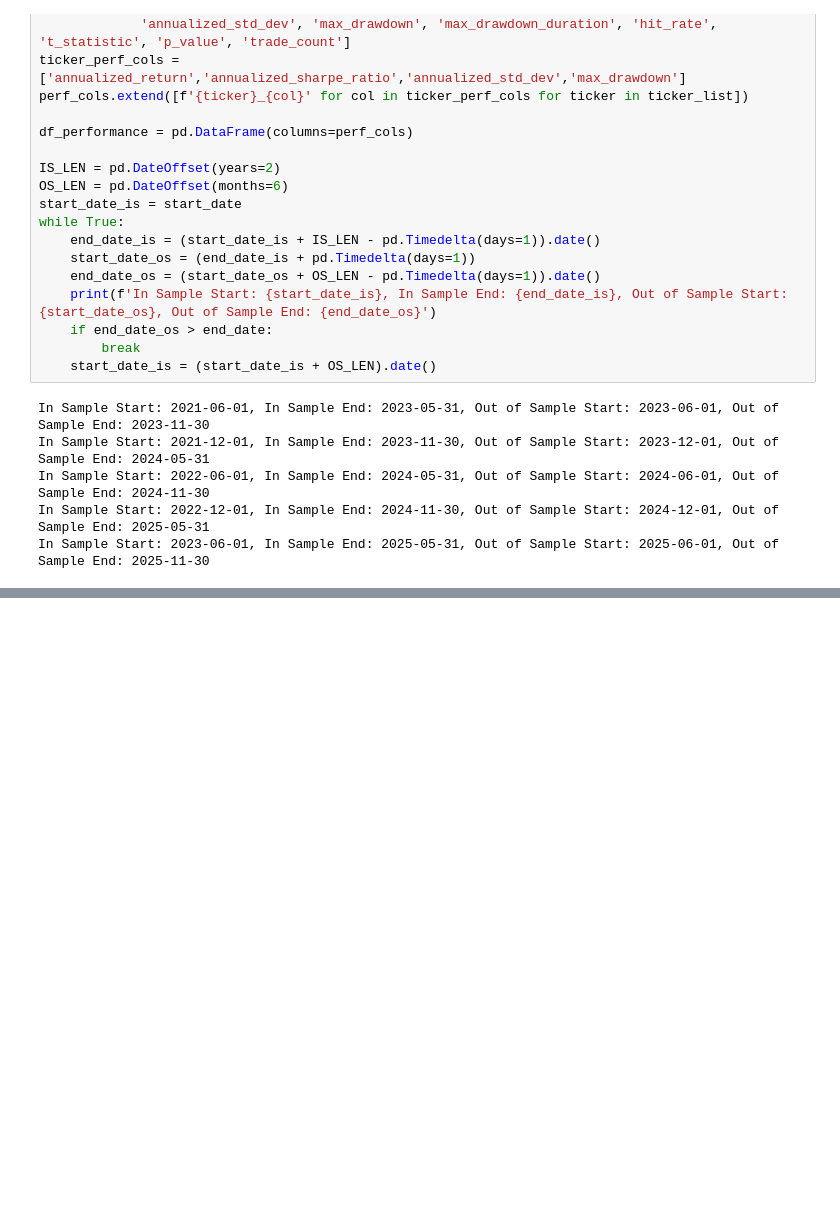
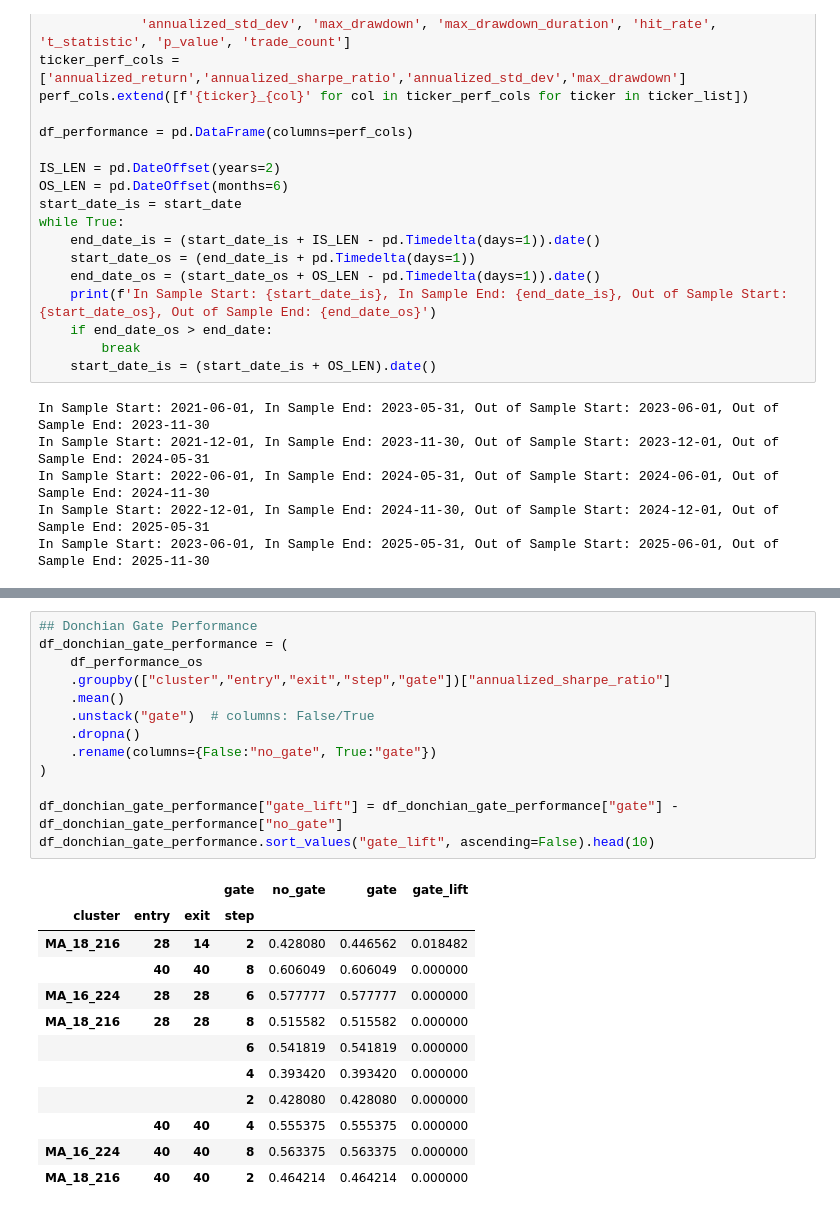
Before and after one commit to adheerchauhan/trend_following, a Jupyter notebook: Trend_Following_Parameter_Optimization_5.ipynb, the cells around one changed output, grey strips where cells are left out. Drawn from its saved outputs; the diff is of its cells as text; blank space fills up the shorter version.

```diff
--- a/Trend_Following_Parameter_Optimization_5.ipynb
+++ b/Trend_Following_Parameter_Optimization_5.ipynb
@@ -1296,0 +1436,26 @@ df_performance_4.to_pickle('/Users/adheerchauhan/Documents/git/trend_following/t
+# %%
+## Donchian Gate Performance
+df_donchian_gate_performance = (
+    df_performance_os
+    .groupby(["cluster","entry","exit","step","gate"])["annualized_sharpe_ratio"]
+    .mean()
+    .unstack("gate")  # columns: False/True
+    .dropna()
+    .rename(columns={False:"no_gate", True:"gate"})
+)
+
+df_donchian_gate_performance["gate_lift"] = df_donchian_gate_performance["gate"] - df_donchian_gate_performance["no_gate"]
+df_donchian_gate_performance.sort_values("gate_lift", ascending=False).head(10)
+# %% [output]
+|  |  |  | gate | no_gate | gate | gate_lift |
+| cluster | entry | exit | step |  |  |  |
+| MA_18_216 | 28 | 14 | 2 | 0.428080 | 0.446562 | 0.018482 |
+|  | 40 | 40 | 8 | 0.606049 | 0.606049 | 0.000000 |
+| MA_16_224 | 28 | 28 | 6 | 0.577777 | 0.577777 | 0.000000 |
+| MA_18_216 | 28 | 28 | 8 | 0.515582 | 0.515582 | 0.000000 |
+|  |  |  | 6 | 0.541819 | 0.541819 | 0.000000 |
+|  |  |  | 4 | 0.393420 | 0.393420 | 0.000000 |
+|  |  |  | 2 | 0.428080 | 0.428080 | 0.000000 |
+|  | 40 | 40 | 4 | 0.555375 | 0.555375 | 0.000000 |
+| MA_16_224 | 40 | 40 | 8 | 0.563375 | 0.563375 | 0.000000 |
+| MA_18_216 | 40 | 40 | 2 | 0.464214 | 0.464214 | 0.000000 |
```
Also changed, not shown: parts of 27 cells of this notebook, 5 other files.
